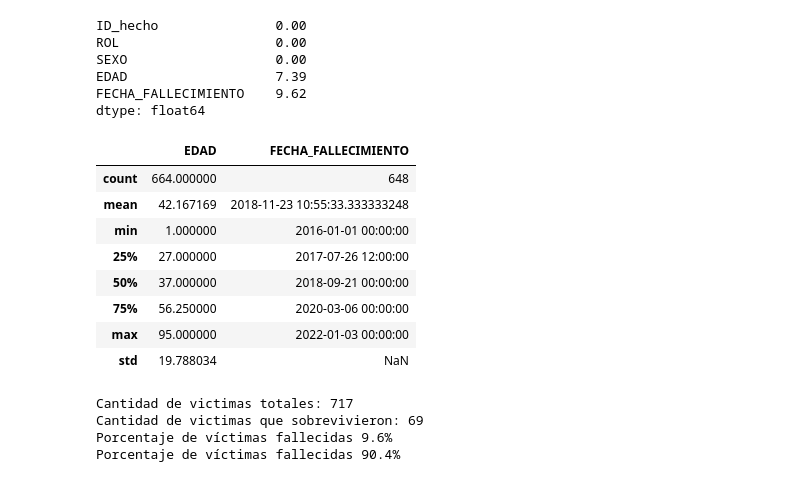
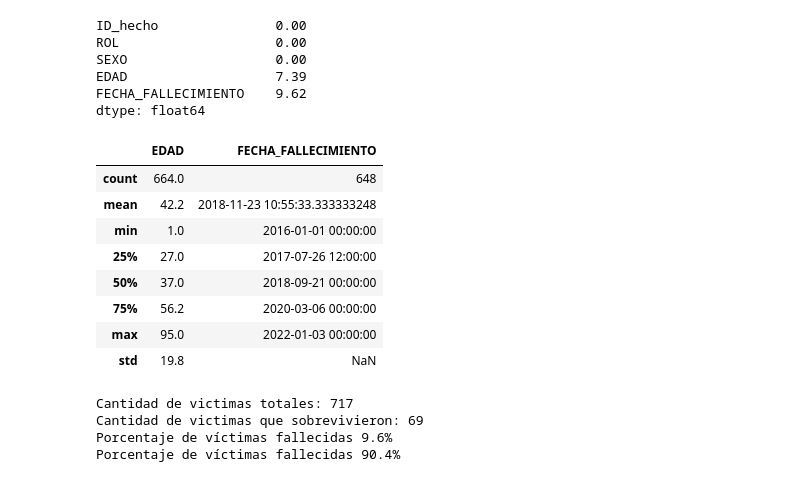
Before and after one commit to mteresalaurac/HenryP2, a Jupyter notebook: EDA.ipynb, the cells around one changed output. Cells and saved outputs as stored; diff of their text form; code cells hidden in the pictures.

```diff
--- a/EDA.ipynb
+++ b/EDA.ipynb
@@ -235,17 +364,17 @@ FECHA_FALLECIMIENTO    9.62
 dtype: float64
 # %%
 #Veo las información estadística de las métricas
-victimas.describe()
+round(victimas.describe(),1)
 # %% [output]
 |  | EDAD | FECHA_FALLECIMIENTO |
-| count | 664.000000 | 648 |
-| mean | 42.167169 | 2018-11-23 10:55:33.333333248 |
-| min | 1.000000 | 2016-01-01 00:00:00 |
-| 25% | 27.000000 | 2017-07-26 12:00:00 |
-| 50% | 37.000000 | 2018-09-21 00:00:00 |
-| 75% | 56.250000 | 2020-03-06 00:00:00 |
-| max | 95.000000 | 2022-01-03 00:00:00 |
-| std | 19.788034 | NaN |
+| count | 664.0 | 648 |
+| mean | 42.2 | 2018-11-23 10:55:33.333333248 |
+| min | 1.0 | 2016-01-01 00:00:00 |
+| 25% | 27.0 | 2017-07-26 12:00:00 |
+| 50% | 37.0 | 2018-09-21 00:00:00 |
+| 75% | 56.2 | 2020-03-06 00:00:00 |
+| max | 95.0 | 2022-01-03 00:00:00 |
+| std | 19.8 | NaN |
 # %%
 #Voy a contar la cantidad total de victimas
 #Cuando no encuentre fecha de fallecimiento, asumo que la victima sobrevivió
```
Also changed, not shown: parts of 20 cells of this notebook.
